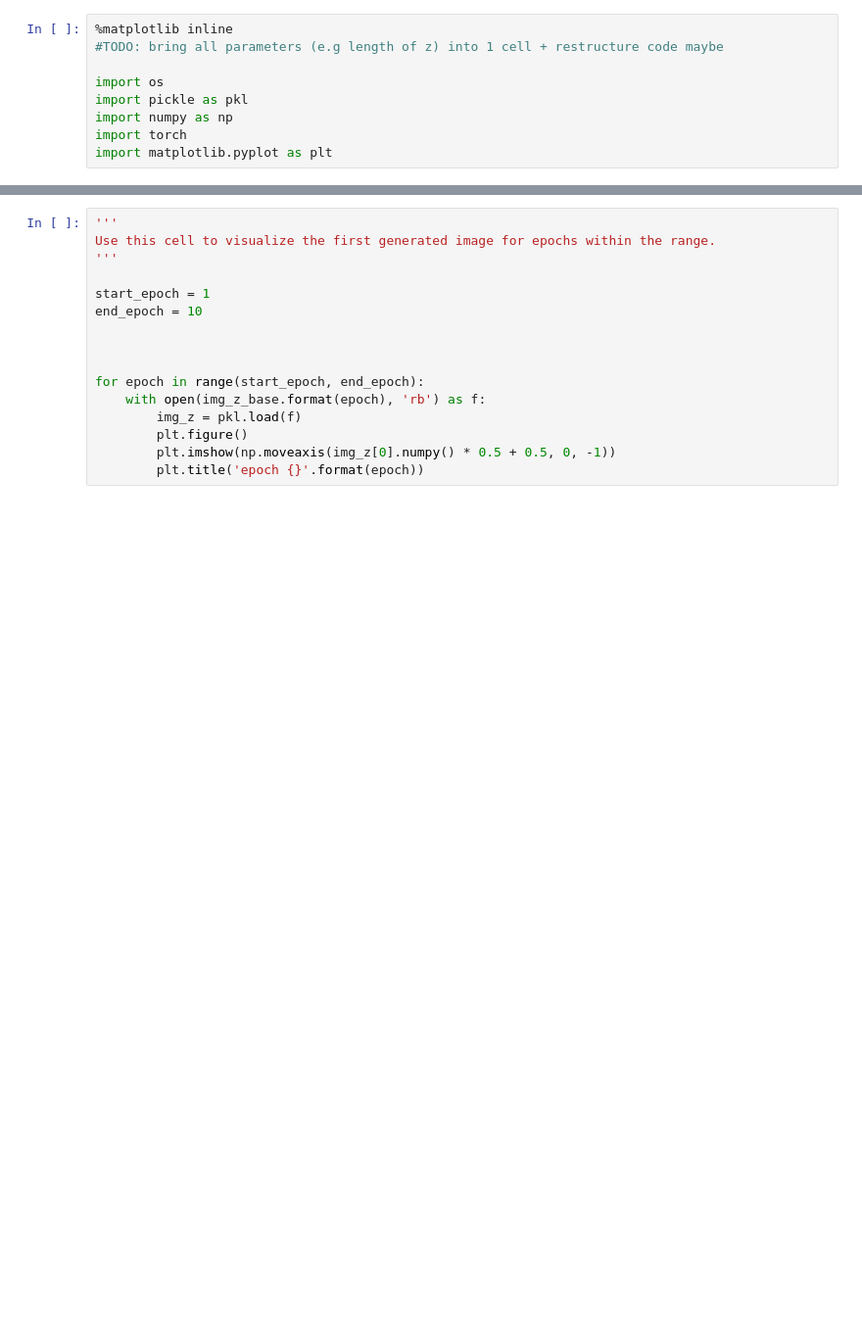
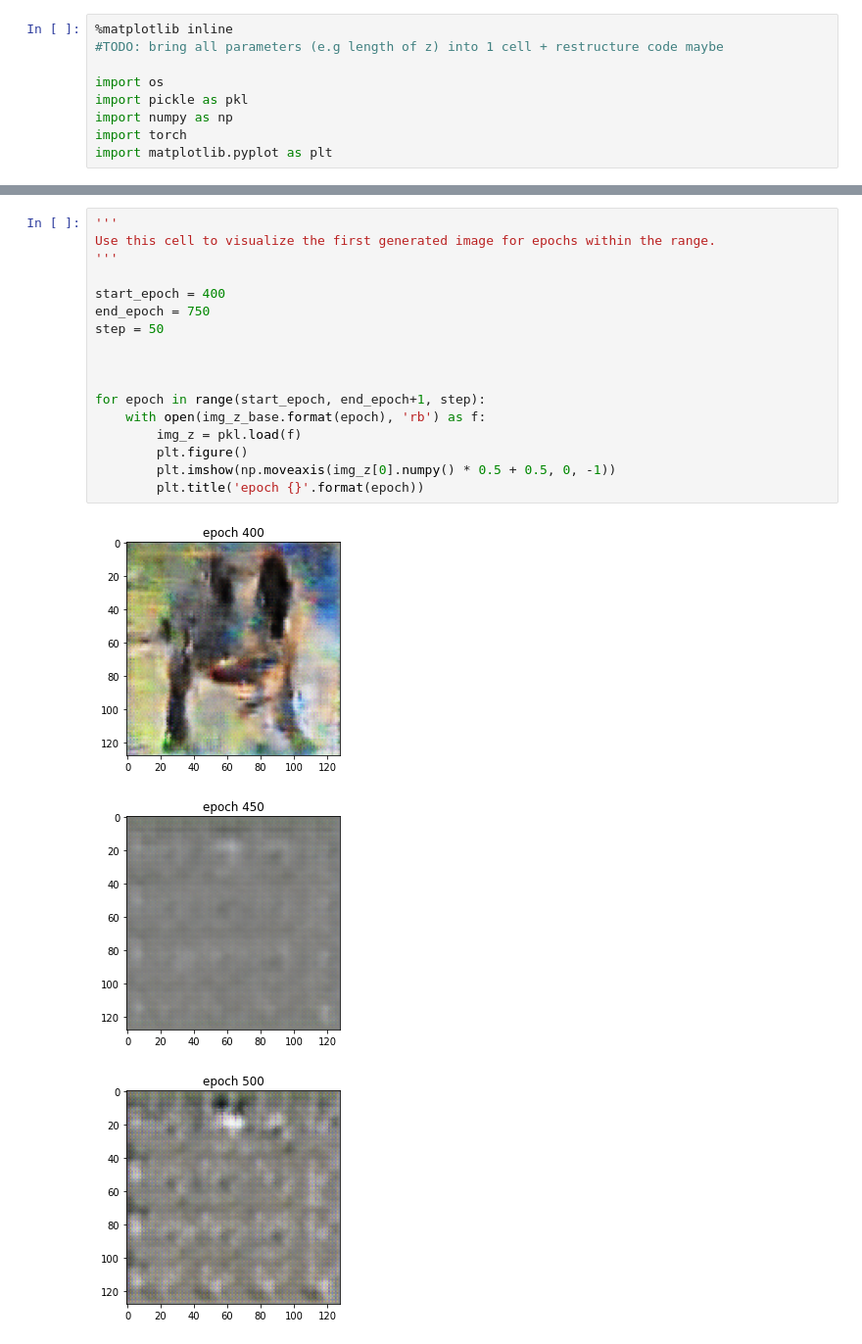
Before and after one commit to JRPCF/CANimals, a Jupyter notebook: original_CAN/visualization.ipynb, the cells around one changed output, grey strips where cells are left out. Shown at 98% size. Saved outputs shown, nothing was run; the diff lists cells and outputs as text; blank space fills up the shorter version.

```diff
--- a/original_CAN/visualization.ipynb
+++ b/original_CAN/visualization.ipynb
@@ -24,16 +31,21 @@ img_z_base = 'img_z/img_z_' + timestamp + '_epoch_{}_' + str(crop_size) + '.pkl'
 # %%
 '''
 Use this cell to visualize the first generated image for epochs within the range.
 '''
 
-start_epoch = 1
-end_epoch = 10
+start_epoch = 400
+end_epoch = 750
+step = 50
 
 
 
-for epoch in range(start_epoch, end_epoch):
+for epoch in range(start_epoch, end_epoch+1, step):
     with open(img_z_base.format(epoch), 'rb') as f:
         img_z = pkl.load(f)
         plt.figure()
         plt.imshow(np.moveaxis(img_z[0].numpy() * 0.5 + 0.5, 0, -1))
         plt.title('epoch {}'.format(epoch))
+# %% [output]
+[figure, added]
+[figure, added]
+[figure, added]
```
Also changed, not shown: parts of 6 cells of this notebook, 3 other files.
